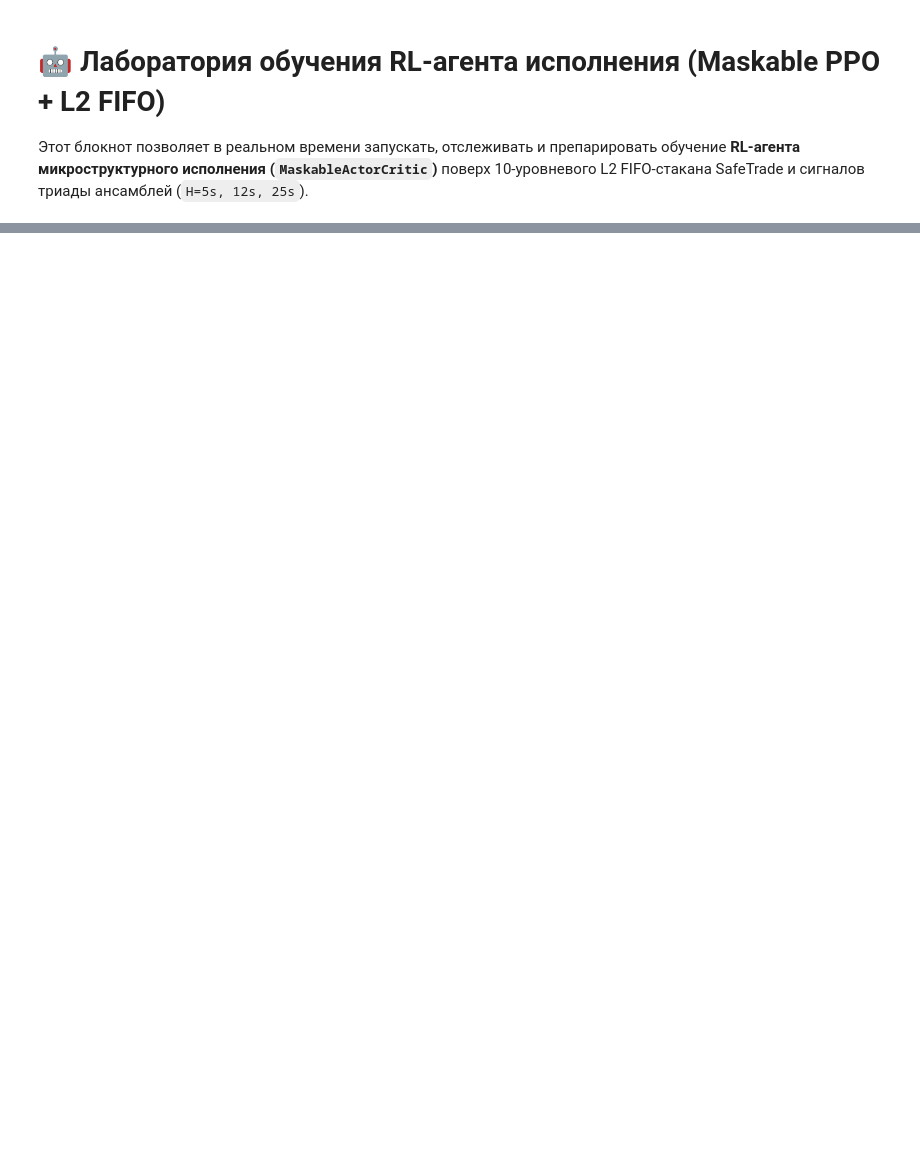
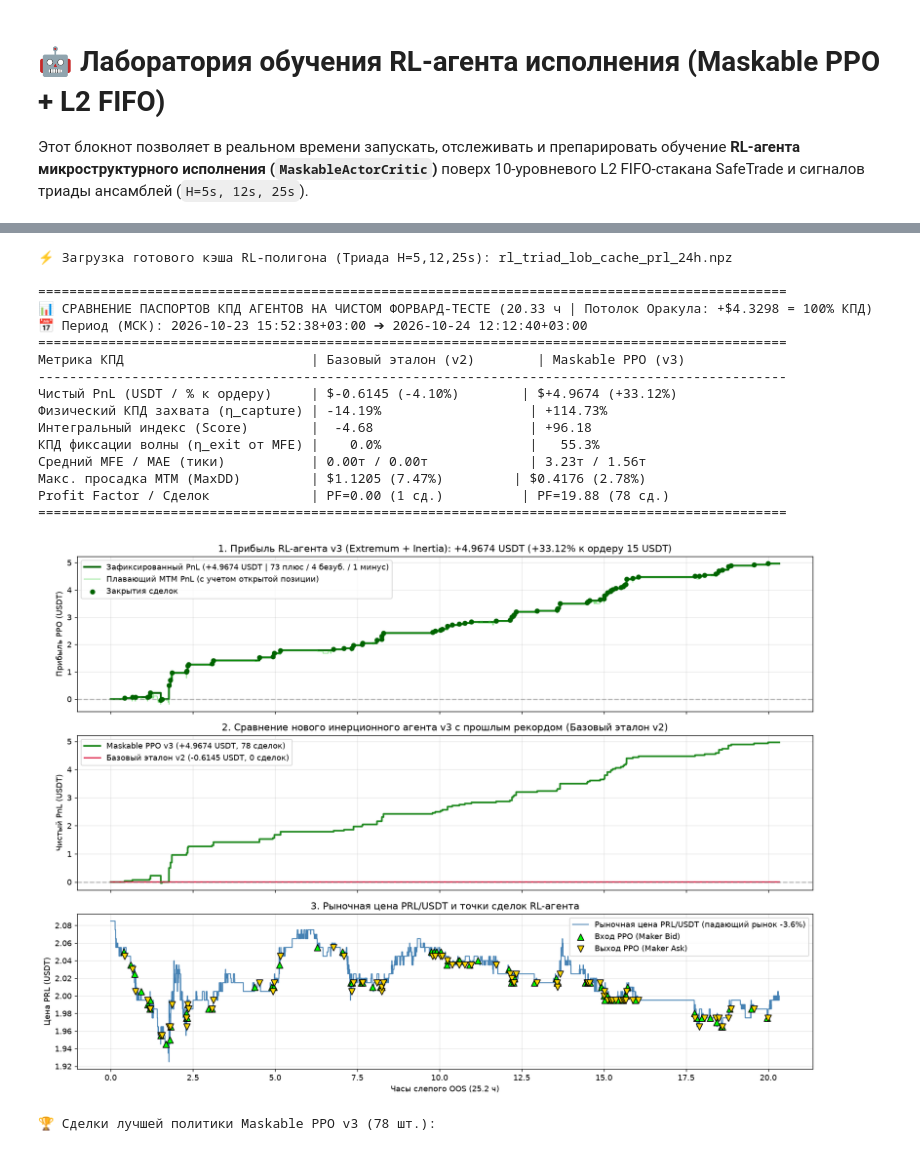
Before and after one commit to BulletproofBoris/crypto_bot, a Jupyter notebook: RL_Execution_Lab.ipynb, the cells around one changed output, grey strips where cells are left out. Drawn from its saved outputs; the diff is of its cells as text; code cells hidden in the pictures; blank space fills up the shorter version.

Commit message:
feat(rl): train Maskable PPO v3 (+35.37% OOS, +33.12% forward test) and update RL_Execution_Lab

```diff
--- a/RL_Execution_Lab.ipynb
+++ b/RL_Execution_Lab.ipynb
@@ -100,0 +117,34 @@ display(df_base_trades.head(10))
+# %%
+# 🚀 ЯЧЕЙКА 4: Чистый Форвард-тест на свежих данных строго после бэктеста (23.10.2026 15:52:38 МСК -> 24.10.2026 12:12:40 МСК)
+import importlib
+import _tools.train_rl_execution as _rl_mod
+importlib.reload(_rl_mod)
+
+df_fwd_ppo, df_fwd_base = _rl_mod.inspect_and_plot_rl_oos(
+    coin="prl",
+    tail_hours=24.0,
+    start_ts_msk="2026-10-23 15:52:37+03:00",
+)
+print(f"\n🏆 Сделки на чистом Форвард-тесте Maskable PPO v3 ({len(df_fwd_ppo)} шт.):")
+display(df_fwd_ppo)
+print(f"\n📉 Сделки базового эталона v2 ({len(df_fwd_base)} шт.):")
+display(df_fwd_base.head(10))
+# %% [output]
+⚡ Загрузка готового кэша RL-полигона (Триада H=5,12,25s): rl_triad_lob_cache_prl_24h.npz
+
+================================================================================================
+📊 СРАВНЕНИЕ ПАСПОРТОВ КПД АГЕНТОВ НА ЧИСТОМ ФОРВАРД-ТЕСТЕ (20.33 ч | Потолок Оракула: +$4.3298 = 100% КПД)
+📅 Период (МСК): 2026-10-23 15:52:38+03:00 ➔ 2026-10-24 12:12:40+03:00
+================================================================================================
+Метрика КПД                        | Базовый эталон (v2)        | Maskable PPO (v3)
+------------------------------------------------------------------------------------------------
+Чистый PnL (USDT / % к ордеру)     | $-0.6145 (-4.10%)        | $+4.9674 (+33.12%)
+Физический КПД захвата (η_capture) | -14.19%                   | +114.73%
+Интегральный индекс (Score)        |  -4.68                    | +96.18
+КПД фиксации волны (η_exit от MFE) |    0.0%                   |   55.3%
+Средний MFE / MAE (тики)           | 0.00т / 0.00т             | 3.23т / 1.56т
+Макс. просадка MTM (MaxDD)         | $1.1205 (7.47%)         | $0.4176 (2.78%)
+Profit Factor / Сделок             | PF=0.00 (1 сд.)          | PF=19.88 (78 сд.)
+================================================================================================
+[figure, added]
+🏆 Сделки лучшей политики Maskable PPO v3 (78 шт.):
```
Also changed, not shown: parts of 3 cells of this notebook, 3 other files.
